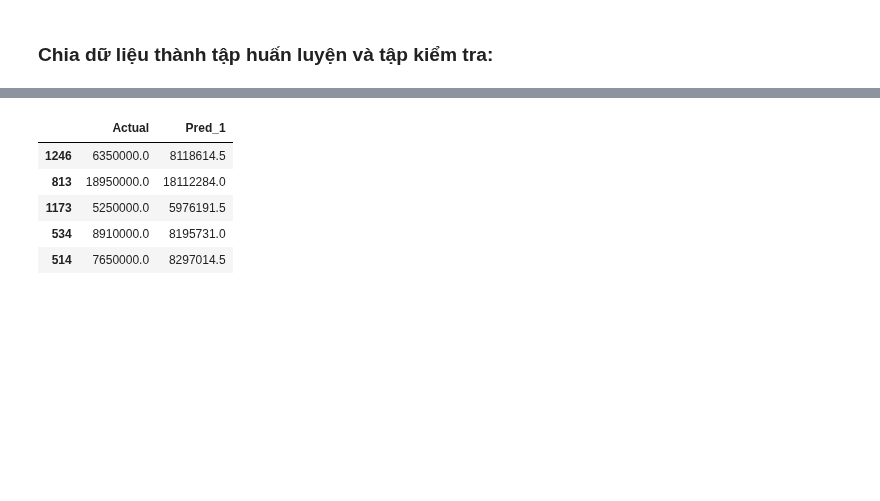
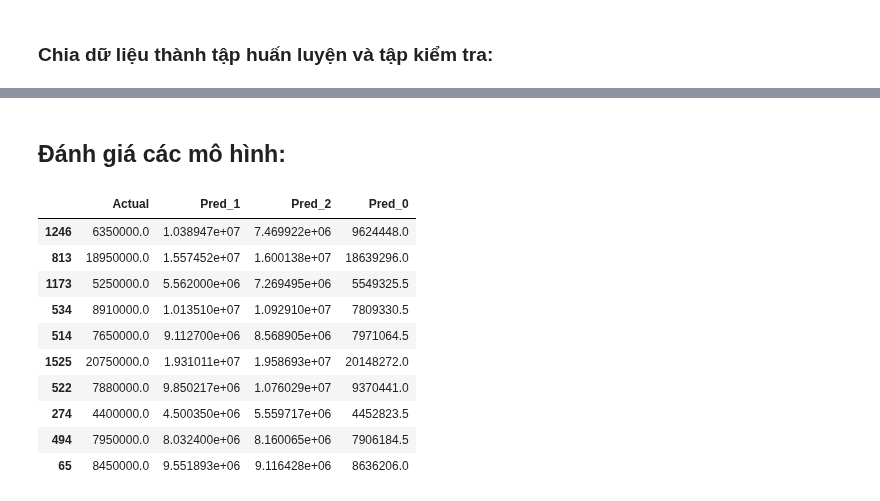
Before and after one commit to Yogurt01/G2_IntroToDataScience_CQ2022-21_Lab, a Jupyter notebook: notebooks/4.1-data-modelling.ipynb, the cells around one changed output, grey strips where cells are left out. Drawn from its saved outputs; the diff is of its cells as text; code cells hidden in the pictures; blank space fills up the shorter version.

```diff
--- a/notebooks/4.1-data-modelling.ipynb
+++ b/notebooks/4.1-data-modelling.ipynb
@@ -394,0 +424,10 @@ X_train, X_test, y_train, y_test = train_test_split(X, y, test_size=1/5, random_
+# %%
+model = RandomForestRegressor(n_estimators=100, random_state=42)
+model.fit(X_train, y_train)
+
+y_pred = model.predict(X_test)
+y_pred = np.maximum(y_pred, 0)  # Đưa các giá trị âm về 0
+
+print("Random Forest RMSE:", root_mean_squared_error(y_test, y_pred))
+# print("R^2 Score:", r2_score(y_test, y_pred))
+compare_df["Pred_1"] = y_pred
@@ -463,12 +523,16 @@ Test RMSE: 1854101.9836
-# %%
-compare_df = pd.DataFrame()
-compare_df["Actual"] = y_test
-compare_df["Pred_1"] = y_test_pred
-compare_df.head()
-# %% [output]
-|  | Actual | Pred_1 |
-| 1246 | 6350000.0 | 8118614.5 |
-| 813 | 18950000.0 | 18112284.0 |
-| 1173 | 5250000.0 | 5976191.5 |
-| 534 | 8910000.0 | 8195731.0 |
-| 514 | 7650000.0 | 8297014.5 |
+# %% [markdown]
+## Đánh giá các mô hình:
+# %%
+compare_df.head(10)
+# %% [output]
+|  | Actual | Pred_1 | Pred_2 | Pred_0 |
+| 1246 | 6350000.0 | 1.038947e+07 | 7.469922e+06 | 9624448.0 |
+| 813 | 18950000.0 | 1.557452e+07 | 1.600138e+07 | 18639296.0 |
+| 1173 | 5250000.0 | 5.562000e+06 | 7.269495e+06 | 5549325.5 |
+| 534 | 8910000.0 | 1.013510e+07 | 1.092910e+07 | 7809330.5 |
+| 514 | 7650000.0 | 9.112700e+06 | 8.568905e+06 | 7971064.5 |
+| 1525 | 20750000.0 | 1.931011e+07 | 1.958693e+07 | 20148272.0 |
+| 522 | 7880000.0 | 9.850217e+06 | 1.076029e+07 | 9370441.0 |
+| 274 | 4400000.0 | 4.500350e+06 | 5.559717e+06 | 4452823.5 |
+| 494 | 7950000.0 | 8.032400e+06 | 8.160065e+06 | 7906184.5 |
+| 65 | 8450000.0 | 9.551893e+06 | 9.116428e+06 | 8636206.0 |
```
Also changed, not shown: parts of 22 cells of this notebook.
